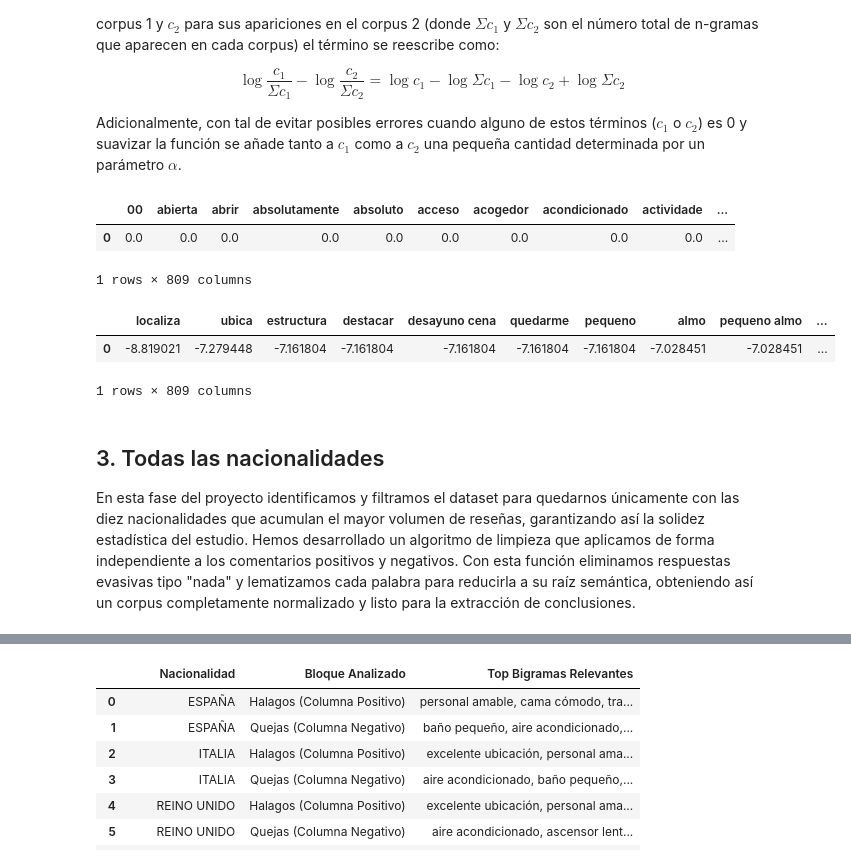
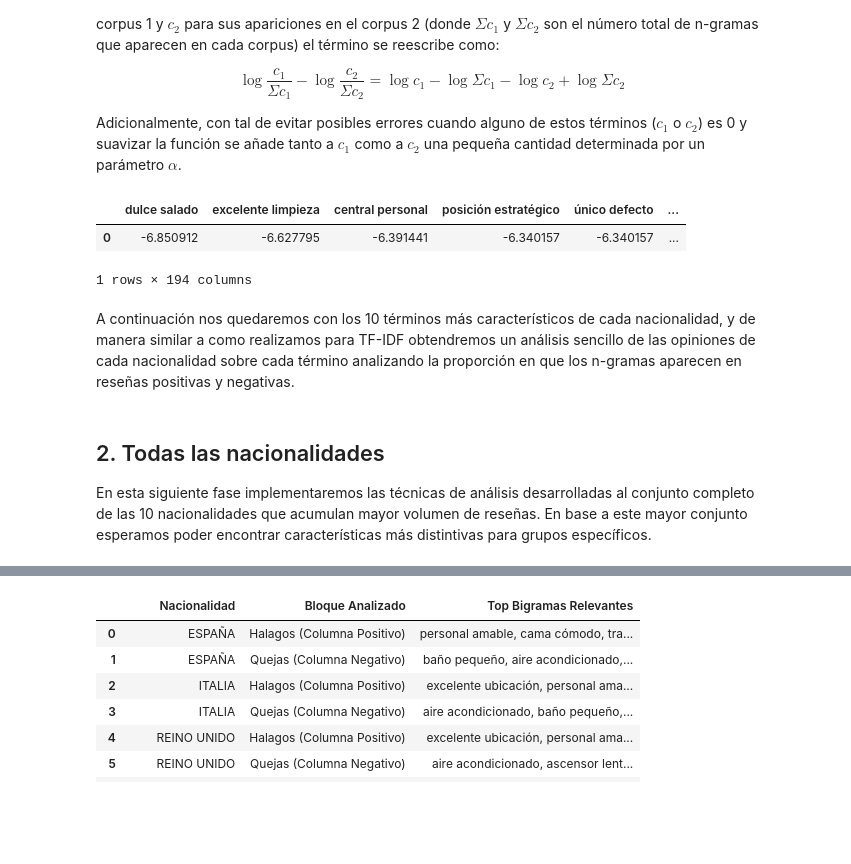
Before and after one commit to amalo8/ProyectoNLP, a Jupyter notebook: objetivo3.ipynb, the cells around one changed output, grey strips where cells are left out. Saved outputs shown, nothing was run; the diff lists cells and outputs as text; code cells hidden in the pictures; blank space fills up the shorter version.

```diff
--- a/objetivo3.ipynb
+++ b/objetivo3.ipynb
@@ -319,0 +261,16 @@ print(palabras_top)
+# %%
+# Obtenemos los documentos a partir de las reseñas limpias
+# Extraer positivos y negativos con su etiqueta
+pos = df[['positivo_clean']].dropna().rename(columns={'positivo_clean': 'text'})
+pos['sentiment'] = 'Positivo'
+# Eliminar celdas vacías
+pos = pos[pos['text'] != ""]
+
+neg = df[['negativo_clean']].dropna().rename(columns={'negativo_clean': 'text'})
+neg['sentiment'] = 'Negativo'
+# Eliminar celdas vacías
+neg = neg[neg['text'] != ""]
+
+# Combinar ambos en un solo corpus
+df_mixed = pd.concat([pos, neg], axis=0, ignore_index=True)
+lemma_docs = df_mixed['text'].astype(str).tolist()
@@ -397,14 +377,14 @@ Total de documentos (Pos + Neg) portugal: 398+322 = 720
 Para calcular el z-score de log odds partimos de las cuentas de cada palabra en cada documento, y en total, para realizar esta parte de manera rápida y automática utilizaremos Bag of Words de spacy. Como lo que queremos saber es la frecuencia de las palabras para cada nacionalidad necesitaremos tener un corpus completo común, uniremos los dos corpus normalizados que tenemos creando también una nueva variable (etiquetas) que permita consultar posteriormente a qué nacionalidad pertenece cada documento.
 # %%
 # Corpus completo
-ldocs_total = lemma_docs + lemma_docs_por
+ldocs_total = lemma_docs + lemma_docs_it
 # Etiquetas nacionalidad, de aquí sacaremos los índices para filtrar posteriormente
-nacionalidad_docs = np.array(['polonia']*len(lemma_docs) + ['portugal']*len(lemma_docs_por))
+nacionalidad_docs = np.array(['bélgica']*len(lemma_docs) + ['italia']*len(lemma_docs_it))
 
 # Bag of words del corpus completo
 from sklearn.feature_extraction.text import CountVectorizer
 
-cv = CountVectorizer(ngram_range=(1,2), min_df=0.003, max_df=0.6)
+cv = CountVectorizer(ngram_range=(2,2), min_df=0.003, max_df=0.6)
 cv_matrix_sparse = cv.fit_transform(ldocs_total)
 cv_matrix = cv_matrix_sparse.toarray()
 
@@ -413,11 +393,11 @@ vocab = cv.get_feature_names_out()
 df_bow_total = pd.DataFrame(cv_matrix, columns=vocab)
 
 # Ahora creamos otro dataframe que permita obtener las cuentas de cada término por nacionalidad (agrupando)
-# cuentas palabras polonia (pol) y portugal (port)
-pol = df_bow_total.loc[np.array(nacionalidad_docs)=='polonia',:].sum(axis=0)
-port = df_bow_total.loc[np.array(nacionalidad_docs)=='portugal',:].sum(axis=0)
+# cuentas palabras bélgica (bel) e italia (it)
+bel = df_bow_total.loc[np.array(nacionalidad_docs)=='bélgica',:].sum(axis=0)
+it = df_bow_total.loc[np.array(nacionalidad_docs)=='italia',:].sum(axis=0)
 # dataframe completo
-df_counts = pd.concat([pol, port], axis=1).transpose()
-df_counts = df_counts.rename(index={0: 'polonia', 1: 'portugal'})
+df_counts = pd.concat([bel, it], axis=1).transpose()
+df_counts = df_counts.rename(index={0: 'belgica', 1: 'italia'})
 display(df_counts)
 # %% [output]
@@ -434,45 +414,41 @@ donde $p_1$ es la probabilidad de que un cierto n-grama aparezca en el corpus 1
 $$ \log{\frac{c_1}{\Sigma c_1}} - \log{\frac{c_2}{\Sigma c_2}} = \log{c_1} - \log{\Sigma c_1} - \log{c_2} + \log{\Sigma c_2} $$
 
 Adicionalmente, con tal de evitar posibles errores cuando alguno de estos términos ($c_1$ o $c_2$) es 0 y suavizar la función se añade tanto a $c_1$ como a $c_2$ una pequeña cantidad determinada por un parámetro $\alpha$.
-# %%
-pd.DataFrame(data=np.zeros((1, df_counts.shape[1])), columns=df_counts.columns, index=[0])
-# %% [output]
-|  | 00 | abierta | abrir | absolutamente | absoluto | acceso | acogedor | acondicionado | actividade | ... |
-| 0 | 0.0 | 0.0 | 0.0 | 0.0 | 0.0 | 0.0 | 0.0 | 0.0 | 0.0 | ... |
-1 rows × 809 columns
 # %%
 # Parámetro de suavizado
 alpha = 0.01
 # Cuentas totales
-c1_total = df_counts.loc['polonia',:].sum()
-c2_total = df_counts.loc['portugal',:].sum()
+c1_total = df_counts.loc['belgica',:].sum()
+c2_total = df_counts.loc['italia',:].sum()
 # Dataframe para guardar los resultados
 logodds = pd.DataFrame(data=np.zeros((1, df_counts.shape[1])), columns=df_counts.columns, index=[0])
 
 # Iteramos sobre cada término
 for col in df_counts.columns.tolist():
     # Cuentas
-    c1 = df_counts.loc['polonia', col]
-    c2 = df_counts.loc['portugal', col]
+    c1 = df_counts.loc['belgica', col]
+    c2 = df_counts.loc['italia', col]
 
     # Suavizado
     c1 += alpha
     c2 += alpha
 
     # Calcular score
     zscore = np.log(c1) - np.log(c1_total) - np.log(c2) + np.log(c2_total)
 
     # Guardar score en logodds
     logodds.loc[0,col] = zscore
 
 # Guardamos logodds ordenado
 logodds = logodds.sort_values(by=0, axis=1)
 logodds
 # %% [output]
-|  | localiza | ubica | estructura | destacar | desayuno cena | quedarme | pequeno | almo | pequeno almo | ... |
-| 0 | -8.819021 | -7.279448 | -7.161804 | -7.161804 | -7.161804 | -7.161804 | -7.161804 | -7.028451 | -7.028451 | ... |
+|  | dulce salado | excelente limpieza | central personal | posición estratégico | único defecto | ... |
+| 0 | -6.850912 | -6.627795 | -6.391441 | -6.340157 | -6.340157 | ... |
-1 rows × 809 columns
+1 rows × 194 columns
+# %% [markdown]
+A continuación nos quedaremos con los 10 términos más característicos de cada nacionalidad, y de manera similar a como realizamos para TF-IDF obtendremos un análisis sencillo de las opiniones de cada nacionalidad sobre cada término analizando la proporción en que los n-gramas aparecen en reseñas positivas y negativas.
 # %% [markdown]
-## 3. Todas las nacionalidades
+## 2. Todas las nacionalidades
 
-En esta fase del proyecto identificamos y filtramos el dataset para quedarnos únicamente con las diez nacionalidades que acumulan el mayor volumen de reseñas, garantizando así la solidez estadística del estudio. Hemos desarrollado un algoritmo de limpieza que aplicamos de forma independiente a los comentarios positivos y negativos. Con esta función eliminamos respuestas evasivas tipo "nada" y lematizamos cada palabra para reducirla a su raíz semántica, obteniendo así un corpus completamente normalizado y listo para la extracción de conclusiones.
+En esta siguiente fase implementaremos las técnicas de análisis desarrolladas al conjunto completo de las 10 nacionalidades que acumulan mayor volumen de reseñas. En base a este mayor conjunto esperamos poder encontrar características más distintivas para grupos específicos.
```
Also changed, not shown: parts of 37 cells of this notebook, 1 other file.
